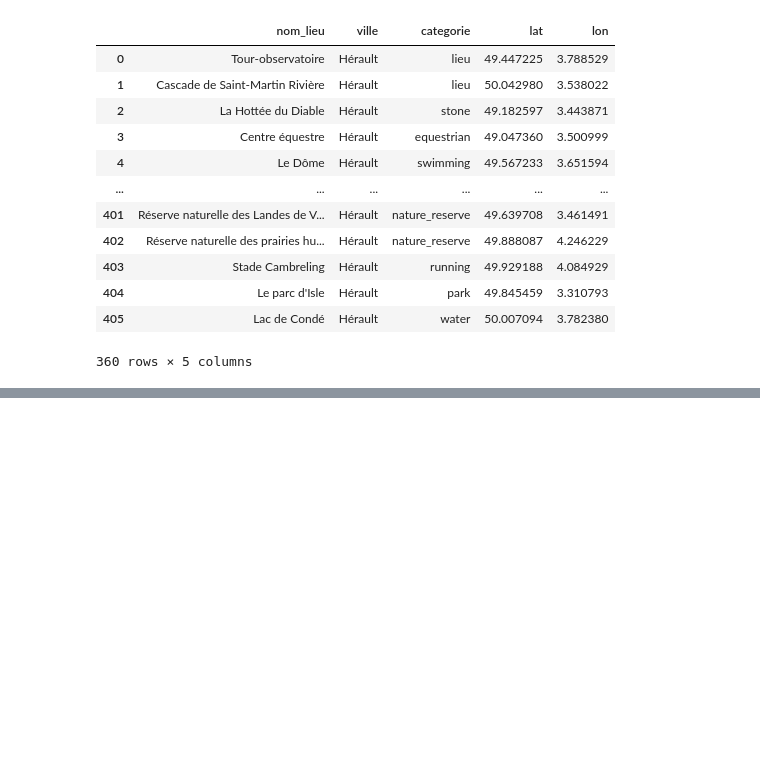
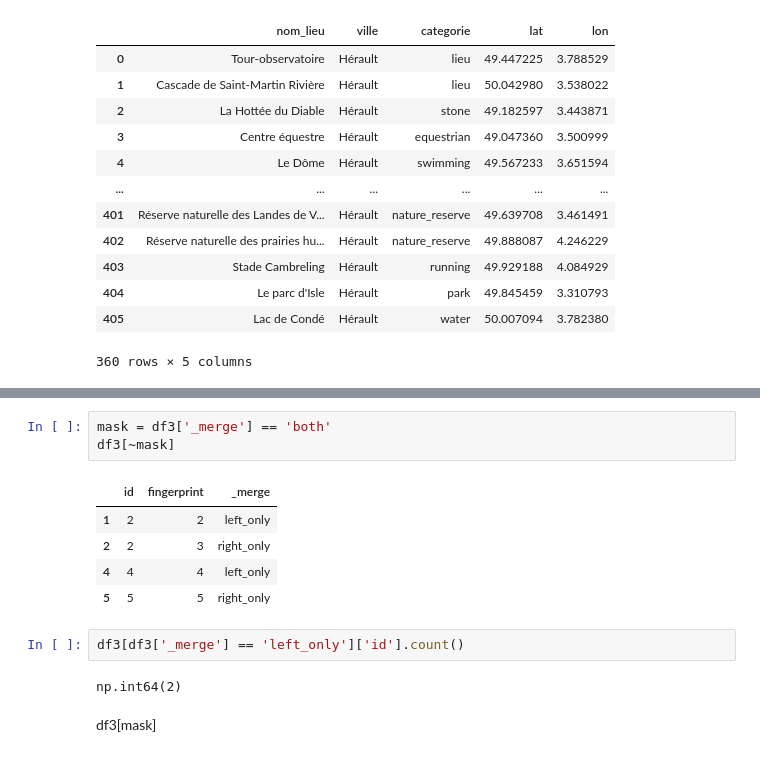
Before and after one commit to day811/OCDE-P12, a Jupyter notebook: notebooks/explore.ipynb, the cells around one changed output, grey strips where cells are left out. Saved outputs shown, nothing was run; the diff lists cells and outputs as text; blank space fills up the shorter version.

```diff
--- a/notebooks/explore.ipynb
+++ b/notebooks/explore.ipynb
@@ -609,0 +567,15 @@ Nombre de lieux uniques trouvés : 253
+# %%
+mask = df3['_merge'] == 'both'
+df3[~mask]
+# %% [output]
+|  | id | fingerprint | _merge |
+| 1 | 2 | 2 | left_only |
+| 2 | 2 | 3 | right_only |
+| 4 | 4 | 4 | left_only |
+| 5 | 5 | 5 | right_only |
+# %%
+df3[df3['_merge'] == 'left_only']['id'].count()
+# %% [output]
+np.int64(2)
+# %% [markdown]
+df3[mask]
```
Also changed, not shown: parts of 3 cells of this notebook.
